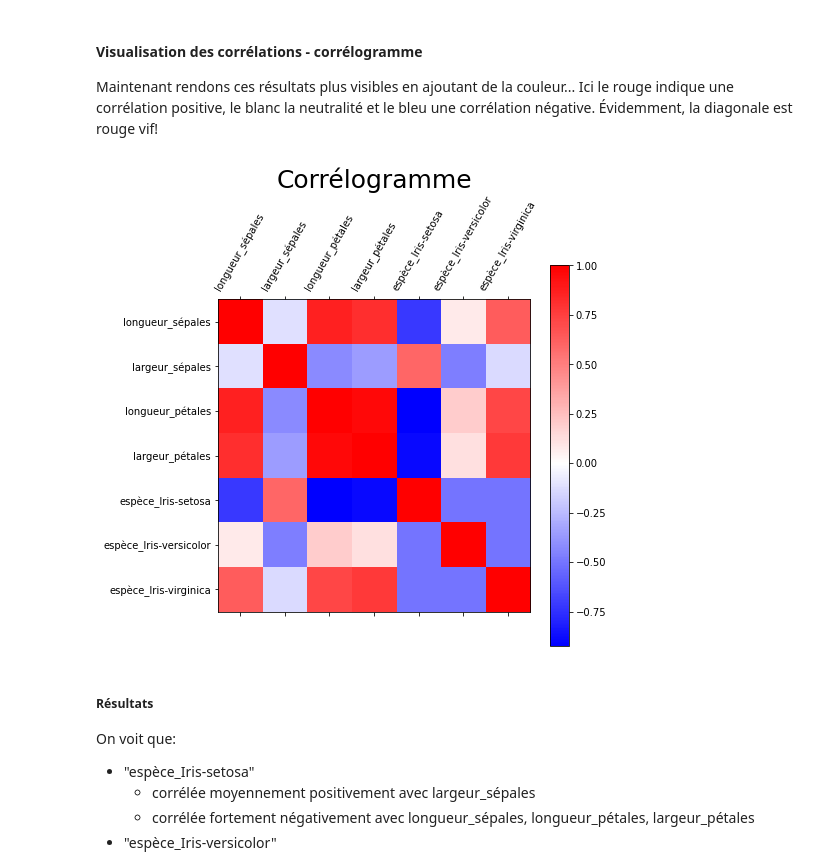
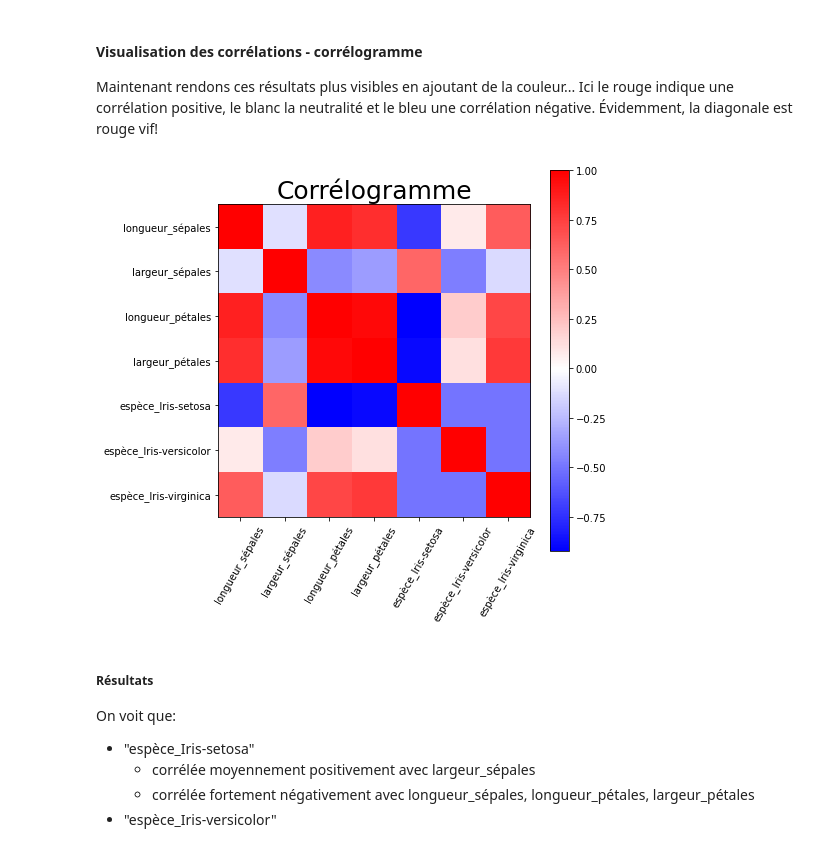
Before and after one commit to ClaudeCoulombe/VIARENA, a Jupyter notebook: Labos/Lab-Iris/Survol-Science_Des_Donnees-Iris.ipynb, the cells around one changed output. Cells and saved outputs as stored; diff of their text form; code cells hidden in the pictures.

```diff
--- a/Labos/Lab-Iris/Survol-Science_Des_Donnees-Iris.ipynb
+++ b/Labos/Lab-Iris/Survol-Science_Des_Donnees-Iris.ipynb
@@ -699,34 +699,35 @@ class MidpointNormalize(Normalize):
         x, y = [self.vmin, self.midpoint, self.vmax], [0, 0.5, 1]
         return np.ma.masked_array(np.interp(value, x, y))
 
 norm = MidpointNormalize(midpoint=0)
 
 alpha = ["longueur_sépales","largeur_sépales","longueur_pétales","largeur_pétales",
          "espèce_Iris-setosa","espèce_Iris-versicolor","espèce_Iris-virginica"]
 
 fig = plt.figure(figsize=(7,7))
 ax = fig.add_subplot(111)
 cax = ax.matshow(donnees_iris_bin_df.corr(), norm=norm, cmap='bwr', interpolation='nearest')
 fig.colorbar(cax)
 
 # 2 lignes suivantes, une rustine pour éviter un avertissement
 # UserWarning: FixedFormatter should only be used together with FixedLocator
 # https://stackoverflow.com/questions/63723514/userwarning-fixedformatter-should-only-be-used-together-with-fixedlocator
 ticks_loc = ax.get_xticks().tolist()[:-1]
+ax.xaxis.tick_bottom()
 ax.xaxis.set_major_locator(mticker.FixedLocator(ticks_loc))
 # Afficher les noms des attributs selon l'axe horizontal
 ax.set_xticklabels(['']+alpha,rotation=60)
 
 # 2 lignes suivantes, une rustine pour éviter un avertissement (voir plus haut)
 ticks_loc = ax.get_yticks().tolist()[:-1]
 ax.yaxis.set_major_locator(mticker.FixedLocator(ticks_loc))
 # Afficher les noms des attributs selon l'axe vertical
 ax.set_yticklabels(['']+alpha)
 
 plt.title("Corrélogramme",fontsize=25)
 plt.show()
 # %% [output]
-[figure, old version]
+[figure, new version]
 # %% [markdown]
 ##### Résultats
 
```
Also changed, not shown: parts of 1 cell of this notebook.
